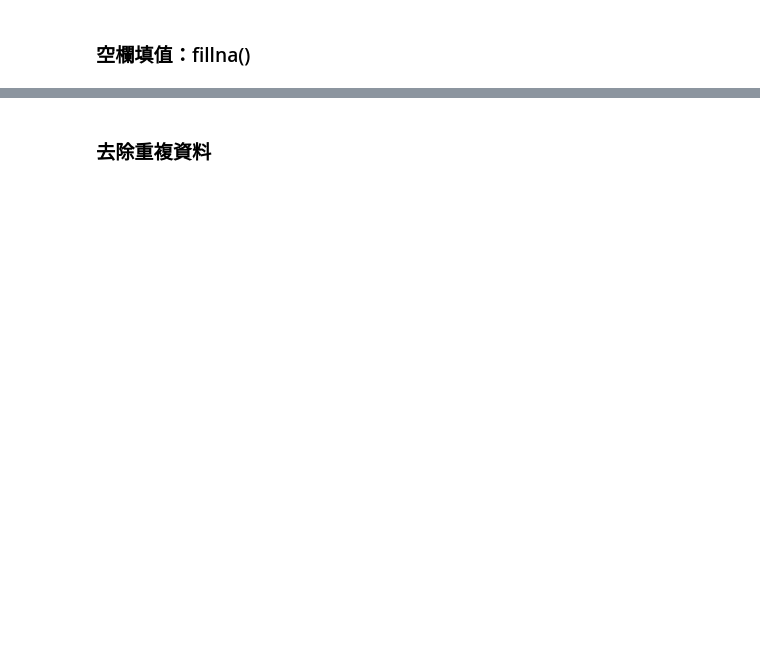
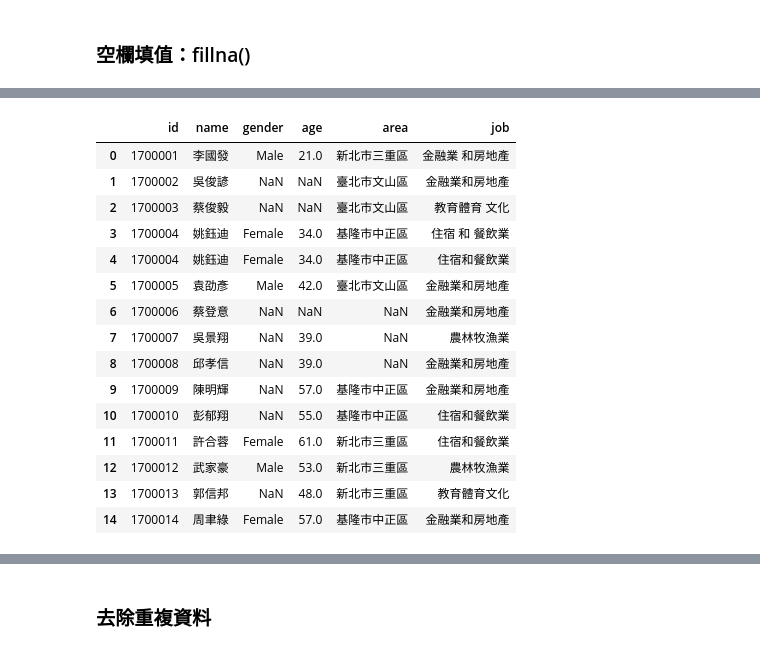
Before and after one commit to mingfujacky/Lecture-Python, a Jupyter notebook: pandas/pandas_middle.ipynb, the cells around one changed output, grey strips where cells are left out. Saved outputs shown, nothing was run; the diff lists cells and outputs as text; code cells hidden in the pictures; blank space fills up the shorter version.

```diff
--- a/pandas/pandas_middle.ipynb
+++ b/pandas/pandas_middle.ipynb
@@ -330,3 +390,23 @@ dfcopy.head()
+# %%
+df[df['gender'].isnull()] # 顯示age欄有空值的row
+df
+# %% [output]
+|  | id | name | gender | age | area | job |
+| 0 | 1700001 | 李國發 | Male | 21.0 | 新北市三重區 | 金融業 和房地產 |
+| 1 | 1700002 | 吳俊諺 | NaN | NaN | 臺北市文山區 | 金融業和房地產 |
+| 2 | 1700003 | 蔡俊毅 | NaN | NaN | 臺北市文山區 | 教育體育 文化 |
+| 3 | 1700004 | 姚鈺迪 | Female | 34.0 | 基隆市中正區 | 住宿 和 餐飲業 |
+| 4 | 1700004 | 姚鈺迪 | Female | 34.0 | 基隆市中正區 | 住宿和餐飲業 |
+| 5 | 1700005 | 袁劭彥 | Male | 42.0 | 臺北市文山區 | 金融業和房地產 |
+| 6 | 1700006 | 蔡登意 | NaN | NaN | NaN | 金融業和房地產 |
+| 7 | 1700007 | 吳景翔 | NaN | 39.0 | NaN | 農林牧漁業 |
+| 8 | 1700008 | 邱孝信 | NaN | 39.0 | NaN | 金融業和房地產 |
+| 9 | 1700009 | 陳明輝 | NaN | 57.0 | 基隆市中正區 | 金融業和房地產 |
+| 10 | 1700010 | 彭郁翔 | NaN | 55.0 | 基隆市中正區 | 住宿和餐飲業 |
+| 11 | 1700011 | 許合蓉 | Female | 61.0 | 新北市三重區 | 住宿和餐飲業 |
+| 12 | 1700012 | 武家豪 | Male | 53.0 | 新北市三重區 | 農林牧漁業 |
+| 13 | 1700013 | 郭信邦 | NaN | 48.0 | 新北市三重區 | 教育體育文化 |
+| 14 | 1700014 | 周聿綠 | Female | 57.0 | 基隆市中正區 | 金融業和房地產 |
 # %%
 # 以前一個值往下填ffill或後一個值往上填bfill
 dfcopy = df.copy()
```
Also changed, not shown: parts of 23 cells of this notebook, 4 other files.
